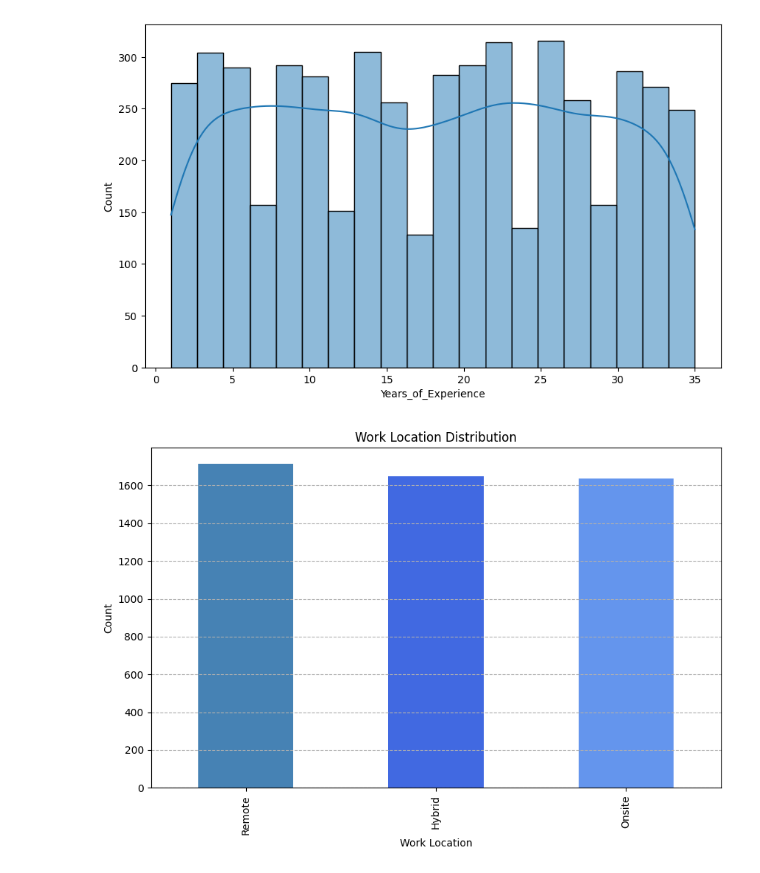
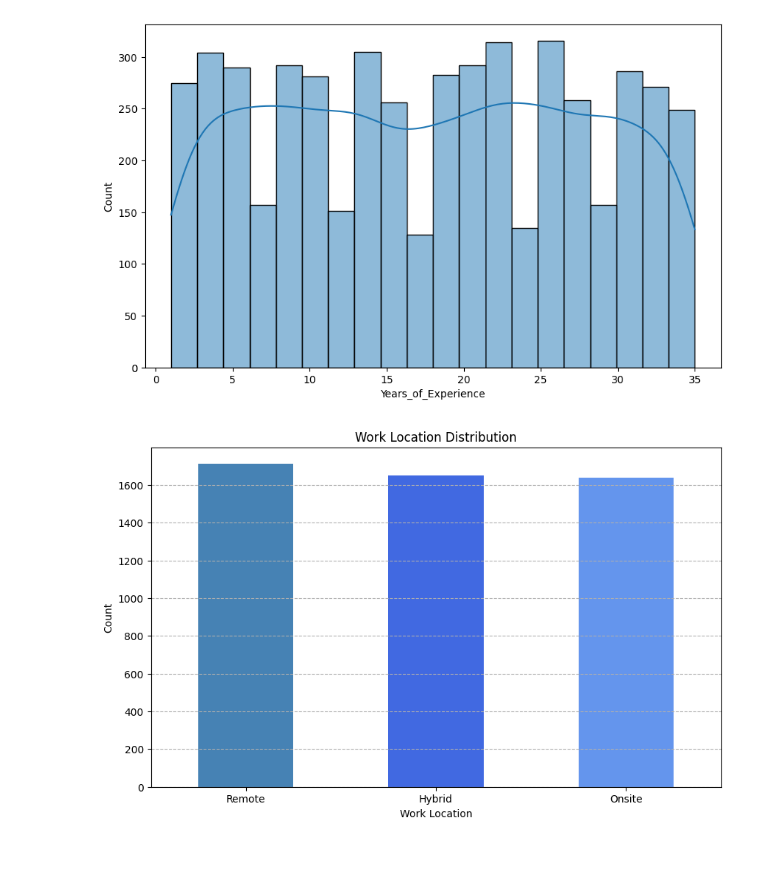
Before and after one commit to sibashisks/DataDrivenAnalysis_For_RemoteWork_And_MentalHealth, a Jupyter notebook: 03-EDA.ipynb, the cells around one changed output. Drawn from its saved outputs; the diff is of its cells as text; code cells hidden in the pictures.

```diff
--- a/03-EDA.ipynb
+++ b/03-EDA.ipynb
@@ -56,12 +56,12 @@ plt.show()
 [figure]
 # %%
 # Work Location Distribution
-plt.figure(figsize = (10, 6))
 df['Work_Location'].value_counts().plot(kind = 'bar', color = ['steelblue', 'royalblue', 'cornflowerblue'], ylabel = 'Count',
-                                        xlabel = 'Work Location', title = 'Work Location Distribution')
+                                        xlabel = 'Work Location', title = 'Work Location Distribution', figsize = (10, 6))
 plt.grid(axis = 'y', linestyle = '--')
+plt.xticks(rotation = 0)
 plt.show()
 # %% [output]
-[figure, old version]
+[figure, new version]
 # %%
 # Satisfaction with Remote Work Distribution
```
Also changed, not shown: parts of 9 cells of this notebook.
